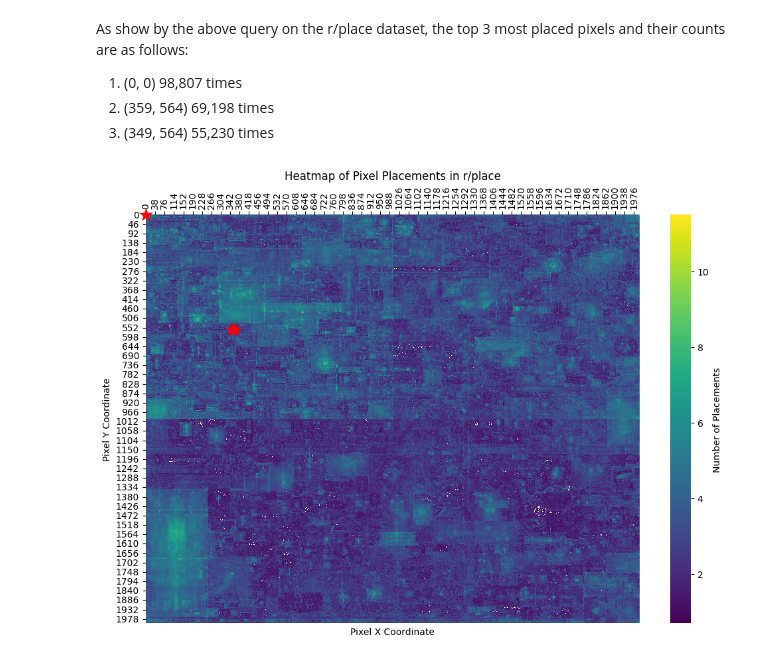
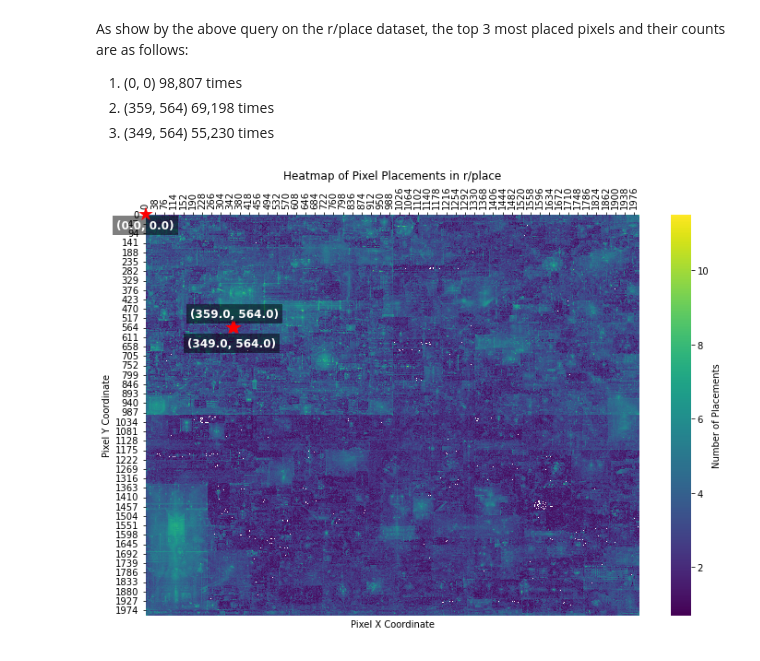
Before and after one commit to eswenke/analysis, a Jupyter notebook: week4/most_placed.ipynb, the cells around one changed output. Cells and saved outputs as stored; diff of their text form; code cells hidden in the pictures.

```diff
--- a/week4/most_placed.ipynb
+++ b/week4/most_placed.ipynb
@@ -30,27 +50,45 @@ As show by the above query on the r/place dataset, the top 3 most placed pixels
 # %%
 # Create a pivot table for the heatmap with log transformation
 pixel_data['log_count'] = np.log1p(pixel_data['count'])
 heatmap_data = pixel_data.pivot(index='y', columns='x', values='log_count')
 
 # Create the heatmap
 plt.figure(figsize=(12, 8))
 sns.heatmap(heatmap_data, cmap='viridis', cbar_kws={'label': 'Number of Placements'})
 
 # Find the top 3 pixels
 top_pixels = pixel_data.nlargest(3, 'count')
 
-# Annotate the top 3 pixels on the heatmap
-for _, row in top_pixels.iterrows():
-    plt.text(row['x'], row['y'], '★', color='red', ha='center', va='center', fontsize=20)
+# Different offsets for each annotation
+offsets = [25, -100, 50]
+for i, (_, row) in enumerate(top_pixels.iterrows()):
+    x, y = row['x'], row['y']
+
+    # Display the coordinates as text with an offset
+    plt.text(
+        x, y + offsets[i], f'({x}, {y})',  # Position the text with an offset
+        color='white',  # Text color
+        ha='center', va='top',  # Center the text
+        fontsize=12, fontweight='bold',  # Text styling
+        bbox=dict(facecolor='black', alpha=0.5, edgecolor='none')  # Background for better visibility
+    )
+
+    # Add a star symbol
+    plt.text(
+        x, y, '★',  # Star symbol
+        color='red',  # Star color
+        ha='center', va='center',  # Center the star
+        fontsize=20  # Star size
+    )
 
 plt.title('Heatmap of Pixel Placements in r/place')
 plt.xlabel('Pixel X Coordinate')
 plt.ylabel('Pixel Y Coordinate')
 
 # Move x-axis labels to the top
 plt.gca().xaxis.set_ticks_position('top')  # Move x-axis ticks to the top
 plt.xticks(rotation=90)
 
 plt.show()
 # %% [output]
-[figure, old version]
+[figure, new version]
```
Also changed, not shown: parts of 2 cells of this notebook.
